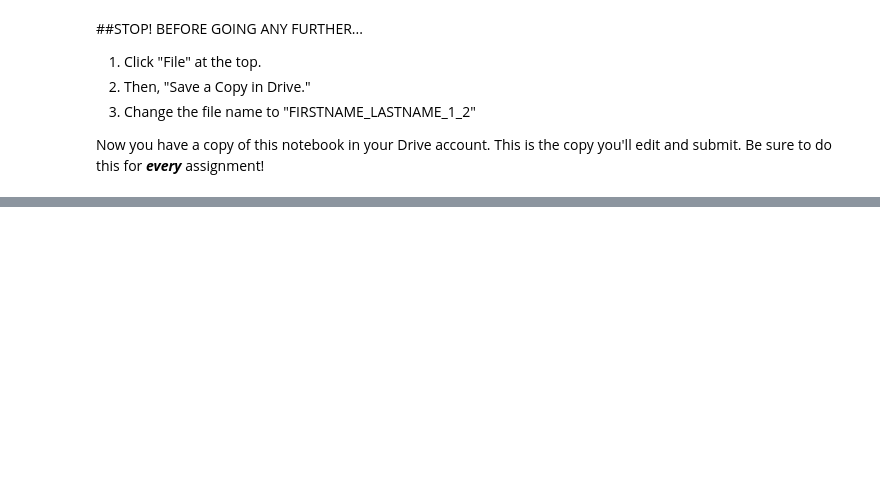
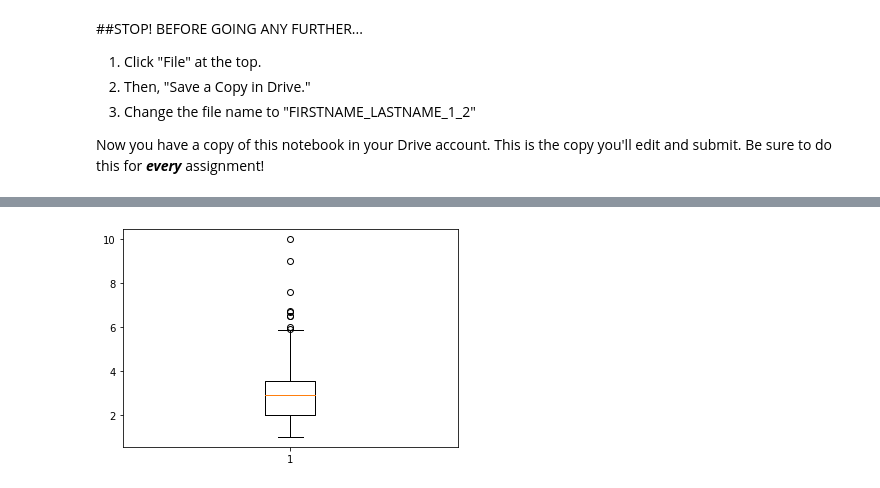
Before and after one commit to Stanmest/.ipynb, a Jupyter notebook: STANLEY_MBAH_1_2_ASSIGNMENT.ipynb, the cells around one changed output, grey strips where cells are left out. Drawn from its saved outputs; the diff is of its cells as text; code cells hidden in the pictures; blank space fills up the shorter version.

```diff
--- a/STANLEY_MBAH_1_2_ASSIGNMENT.ipynb
+++ b/STANLEY_MBAH_1_2_ASSIGNMENT.ipynb
@@ -144,0 +134,5 @@ plt.show()
+# %%
+plt.boxplot(df["tip"])
+plt.show()
+# %% [output]
+[figure, added]
```
Also changed, not shown: parts of 59 cells of this notebook.
